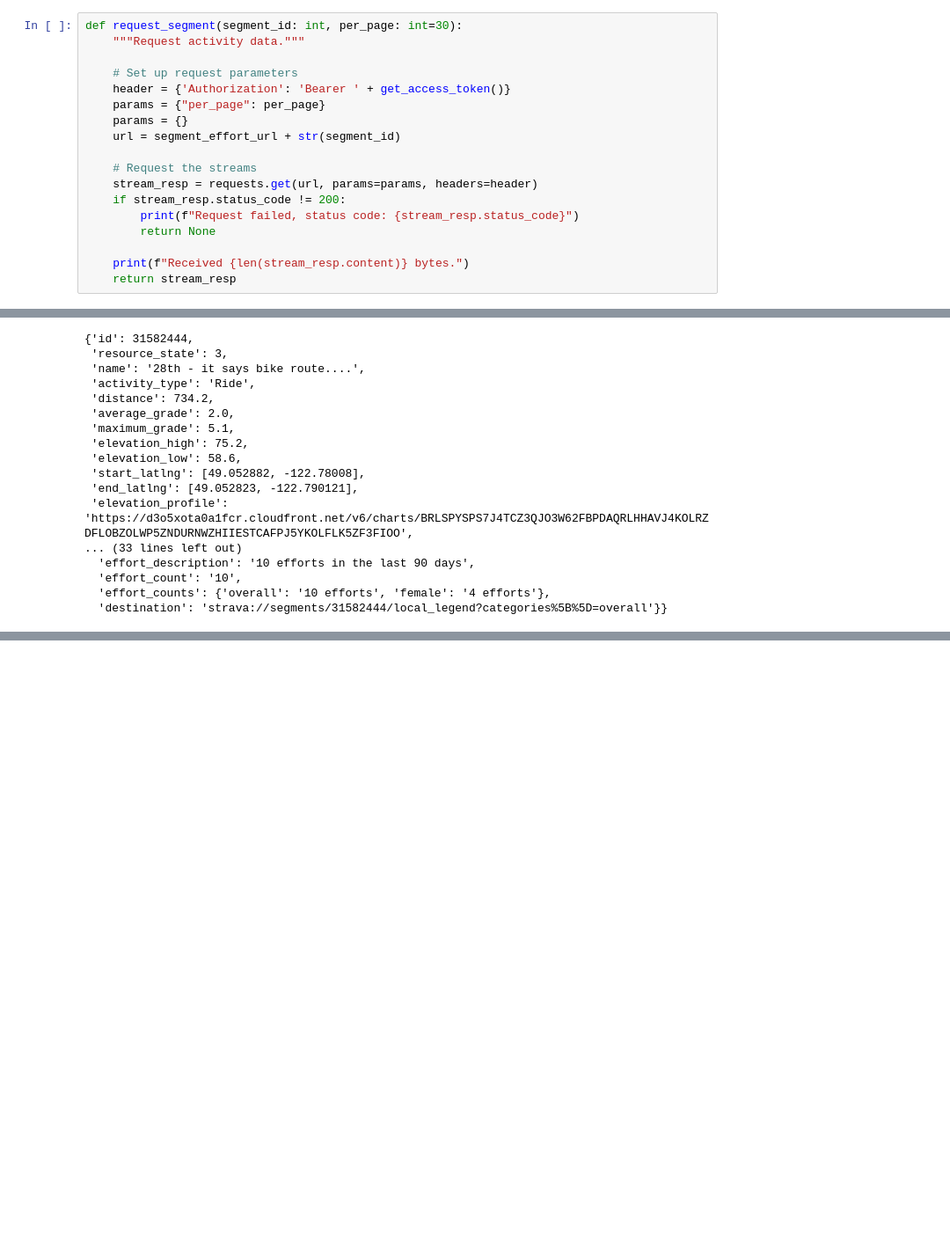
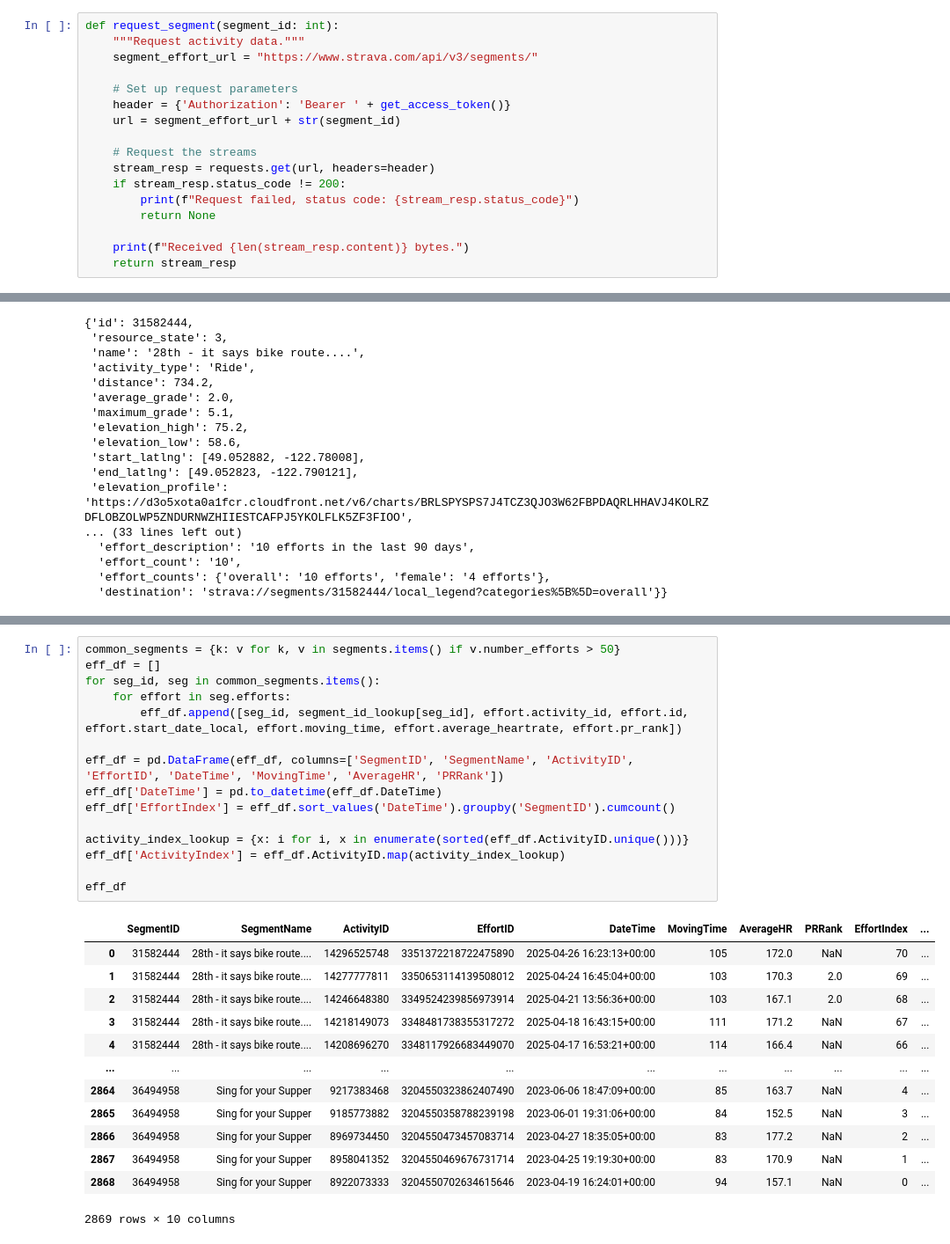
Before and after one commit to NWNHT/StravaPlotting, a Jupyter notebook: src/segments.ipynb, the cells around one changed output, grey strips where cells are left out. Shown at 88% size. Cells and saved outputs as stored; diff of their text form; blank space fills up the shorter version.

```diff
--- a/src/segments.ipynb
+++ b/src/segments.ipynb
@@ -275,17 +254,16 @@ seg_df
 # %%
 segment_effort_url = "https://www.strava.com/api/v3/segments/"
 # %%
-def request_segment(segment_id: int, per_page: int=30):
+def request_segment(segment_id: int):
     """Request activity data."""
+    segment_effort_url = "https://www.strava.com/api/v3/segments/"
 
     # Set up request parameters
     header = {'Authorization': 'Bearer ' + get_access_token()}
-    params = {"per_page": per_page}
-    params = {}
     url = segment_effort_url + str(segment_id)
 
     # Request the streams
-    stream_resp = requests.get(url, params=params, headers=header)
+    stream_resp = requests.get(url, headers=header)
     if stream_resp.status_code != 200:
         print(f"Request failed, status code: {stream_resp.status_code}")
         return None
@@ -319,0 +418,29 @@ json.loads(r.content)
+# %%
+common_segments = {k: v for k, v in segments.items() if v.number_efforts > 50}
+eff_df = []
+for seg_id, seg in common_segments.items():
+    for effort in seg.efforts:
+        eff_df.append([seg_id, segment_id_lookup[seg_id], effort.activity_id, effort.id, effort.start_date_local, effort.moving_time, effort.average_heartrate, effort.pr_rank])
+
+eff_df = pd.DataFrame(eff_df, columns=['SegmentID', 'SegmentName', 'ActivityID', 'EffortID', 'DateTime', 'MovingTime', 'AverageHR', 'PRRank'])
+eff_df['DateTime'] = pd.to_datetime(eff_df.DateTime)
+eff_df['EffortIndex'] = eff_df.sort_values('DateTime').groupby('SegmentID').cumcount()
+
+activity_index_lookup = {x: i for i, x in enumerate(sorted(eff_df.ActivityID.unique()))}
+eff_df['ActivityIndex'] = eff_df.ActivityID.map(activity_index_lookup)
+
+eff_df
+# %% [output]
+|  | SegmentID | SegmentName | ActivityID | EffortID | DateTime | MovingTime | AverageHR | PRRank | EffortIndex | ... |
+| 0 | 31582444 | 28th - it says bike route.... | 14296525748 | 3351372218722475890 | 2025-04-26 16:23:13+00:00 | 105 | 172.0 | NaN | 70 | ... |
+| 1 | 31582444 | 28th - it says bike route.... | 14277777811 | 3350653114139508012 | 2025-04-24 16:45:04+00:00 | 103 | 170.3 | 2.0 | 69 | ... |
+| 2 | 31582444 | 28th - it says bike route.... | 14246648380 | 3349524239856973914 | 2025-04-21 13:56:36+00:00 | 103 | 167.1 | 2.0 | 68 | ... |
+| 3 | 31582444 | 28th - it says bike route.... | 14218149073 | 3348481738355317272 | 2025-04-18 16:43:15+00:00 | 111 | 171.2 | NaN | 67 | ... |
+| 4 | 31582444 | 28th - it says bike route.... | 14208696270 | 3348117926683449070 | 2025-04-17 16:53:21+00:00 | 114 | 166.4 | NaN | 66 | ... |
+| ... | ... | ... | ... | ... | ... | ... | ... | ... | ... | ... |
+| 2864 | 36494958 | Sing for your Supper | 9217383468 | 3204550323862407490 | 2023-06-06 18:47:09+00:00 | 85 | 163.7 | NaN | 4 | ... |
+| 2865 | 36494958 | Sing for your Supper | 9185773882 | 3204550358788239198 | 2023-06-01 19:31:06+00:00 | 84 | 152.5 | NaN | 3 | ... |
+| 2866 | 36494958 | Sing for your Supper | 8969734450 | 3204550473457083714 | 2023-04-27 18:35:05+00:00 | 83 | 177.2 | NaN | 2 | ... |
+| 2867 | 36494958 | Sing for your Supper | 8958041352 | 3204550469676731714 | 2023-04-25 19:19:30+00:00 | 83 | 170.9 | NaN | 1 | ... |
+| 2868 | 36494958 | Sing for your Supper | 8922073333 | 3204550702634615646 | 2023-04-19 16:24:01+00:00 | 94 | 157.1 | NaN | 0 | ... |
+2869 rows × 10 columns
```
Also changed, not shown: parts of 10 cells of this notebook.
